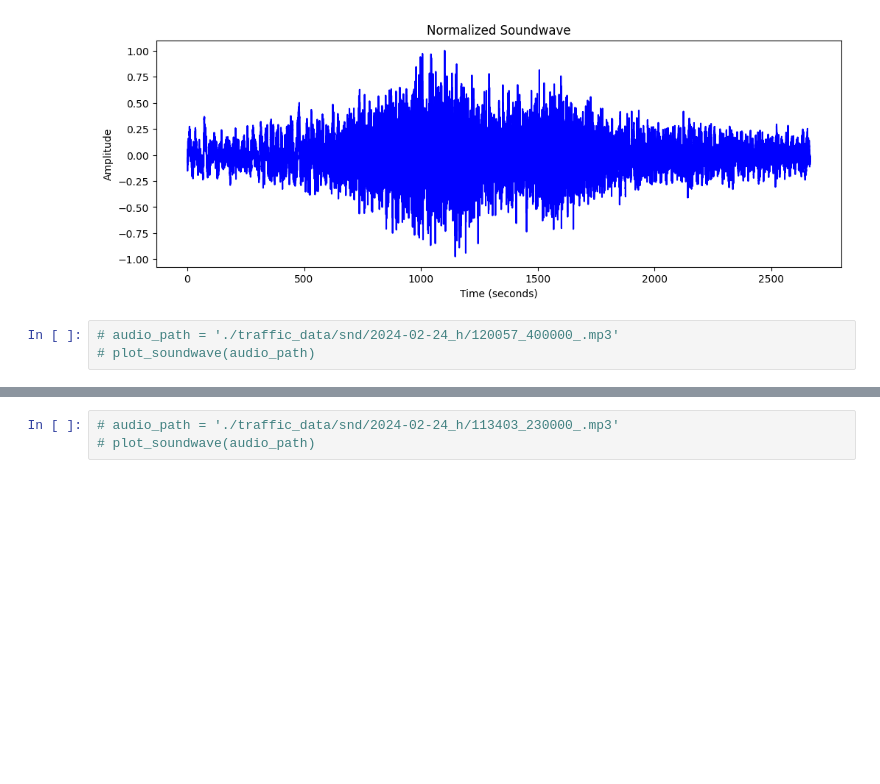
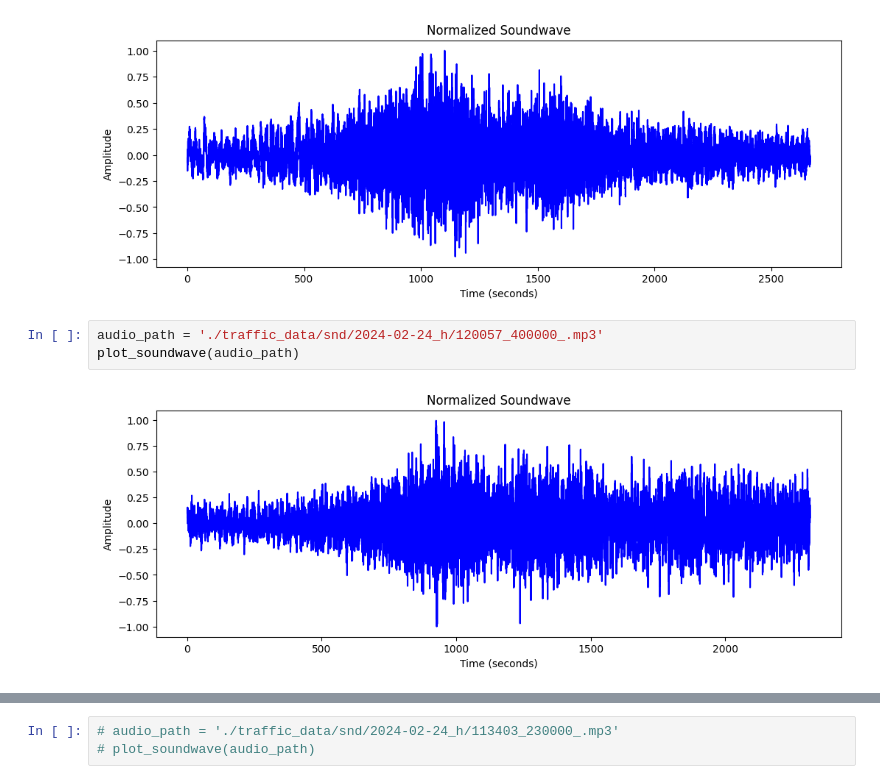
Before and after one commit to bprakashputta/Audio-Classification-Model-for-Vehicle-Identification, a Jupyter notebook: project_file.ipynb, the cells around one changed output, grey strips where cells are left out. Cells and saved outputs as stored; diff of their text form; blank space fills up the shorter version.

```diff
--- a/project_file.ipynb
+++ b/project_file.ipynb
@@ -82,6 +82,8 @@ plot_soundwave(audio_path)
 # %% [output]
 [figure]
 # %%
-# audio_path = './traffic_data/snd/2024-02-24_h/120057_400000_.mp3'
-# plot_soundwave(audio_path)
+audio_path = './traffic_data/snd/2024-02-24_h/120057_400000_.mp3'
+plot_soundwave(audio_path)
+# %% [output]
+[figure, added]
 # %%
```
Also changed, not shown: parts of 6 cells of this notebook, 2 other files.
